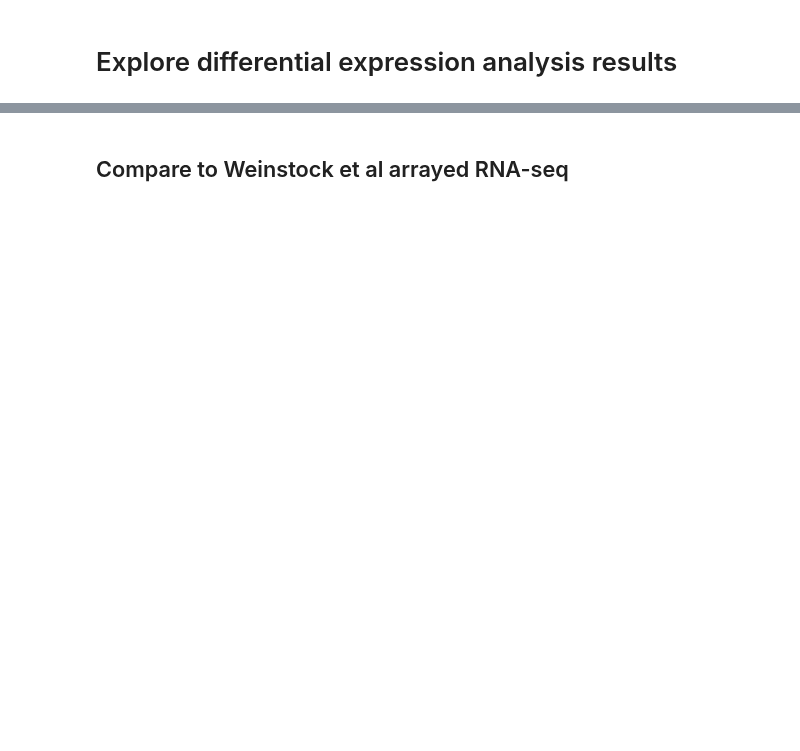
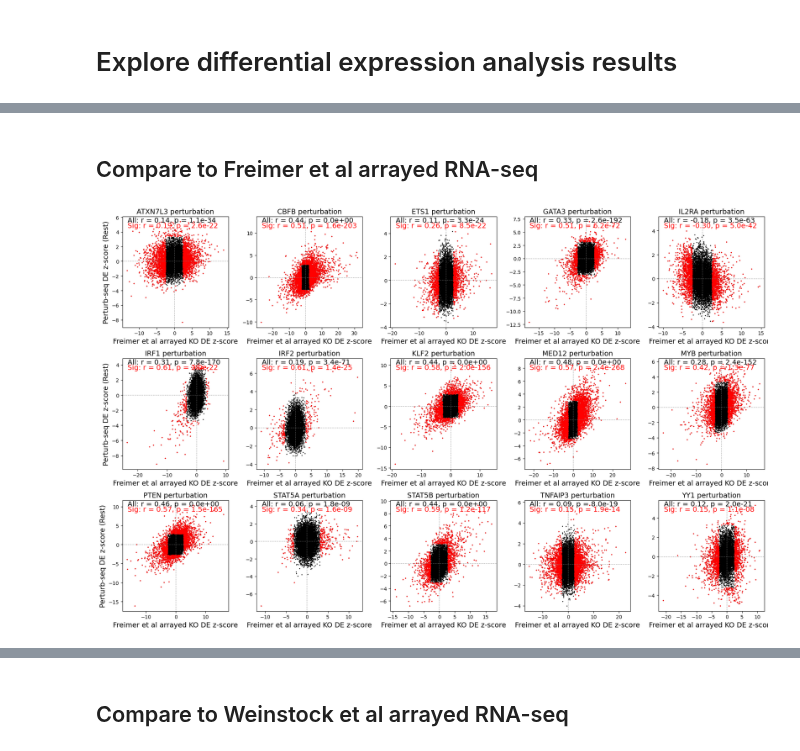
Before and after one commit to emdann/GWT_perturbseq_analysis_2025, a Jupyter notebook: src/3_DE_analysis/ArrayedRNAseq_comparison.ipynb, the cells around one changed output, grey strips where cells are left out. Saved outputs shown, nothing was run; the diff lists cells and outputs as text; code cells hidden in the pictures; blank space fills up the shorter version.

```diff
--- a/src/3_DE_analysis/ArrayedRNAseq_comparison.ipynb
+++ b/src/3_DE_analysis/ArrayedRNAseq_comparison.ipynb
@@ -18,2 +69,6 @@ experiment_name = 'CD4iR1_Psomagen'
 # %%
 adata_de_wdonor = sc.read_h5ad(datadir + f'/DE_results_all_confounders/{experiment_name}.merged_DE_results.h5ad')
+adata_de = adata_de_wdonor[adata_de_wdonor.obs.culture_condition=='Rest'].copy()
+# Annotate zscore
+adata_de.layers['zscore'] = adata_de.layers['log_fc'] / adata_de.layers['lfcSE']
+adata_de.obs['target_contrast'].nunique()
@@ -42,0 +75,2 @@ adata_de.obs['target_contrast'].nunique()
+# %% [markdown]
+## Compare to Freimer et al arrayed RNA-seq
@@ -42,0 +91,71 @@ adata_de.obs['target_contrast'].nunique()
+# %%
+rest_signif_corr_all = np.zeros([len(common_sig_perturbations),2])
+gwt_signif = np.zeros(len(common_sig_perturbations))
+ko_signif = np.zeros(len(common_sig_perturbations))
+# Calculate number of rows and columns needed
+n_plots = len(common_sig_perturbations)
+n_cols = 5  # Fixed number of columns
+n_rows = (n_plots + n_cols - 1) // n_cols  # Ceiling division
+
+# Create a figure with subplots arranged in multiple rows
+fig, axes = plt.subplots(n_rows, n_cols, figsize=(19, 4*n_rows))
+axes = axes.flatten()  # Flatten to easily iterate through subplots
+
+for i, g in enumerate(common_sig_perturbations):
+    # Get data for this perturbation
+    gwt_effect_g = sc.get.var_df(adata_de, adata_de.obs_names[adata_de.obs['target_contrast_gene_name'] == g].tolist(), layer='zscore')
+    gwt_effect_g.columns = ['perturbseq_zscore']
+    gwt_effect_g['perturbseq_signif'] = sc.get.var_df(adata_de, adata_de.obs_names[adata_de.obs['target_contrast_gene_name'] == g].tolist(), layer='adj_p_value')
+    freimer_effect_g = sc.get.var_df(adata_freimer, adata_freimer.obs_names[adata_freimer.obs['target_gene'] == g].tolist(), layer='zscore')
+    freimer_effect_g.columns = ['freimer_zscore']
+    freimer_effect_g['freimer_signif'] = sc.get.var_df(adata_freimer, adata_freimer.obs_names[adata_freimer.obs['target_gene'] == g].tolist(), layer='adj_p_value')
+
+    concat_df = pd.concat([freimer_effect_g, gwt_effect_g], axis=1).dropna()
+
+    # Calculate correlation coefficients and p-values for Rest condition only
+    rest_corr, rest_pval = scipy.stats.pearsonr(concat_df['freimer_zscore'], concat_df['perturbseq_zscore'])
+    rest_signif_corr, rest_signif_pval = scipy.stats.pearsonr(
+        concat_df[(concat_df['freimer_signif']<thre)|(concat_df['perturbseq_signif']<thre)]['freimer_zscore'],
+        concat_df[(concat_df['freimer_signif']<thre)|(concat_df['perturbseq_signif']<thre)]['perturbseq_zscore']
+    ) if sum((concat_df['freimer_signif']<thre)|(concat_df['freimer_signif']<thre)) > 1 else (float('nan'), float('nan'))
+
+    # Create scatter plot for Rest condition
+    sns.scatterplot(data=concat_df, x='freimer_zscore', y='perturbseq_zscore', s=4, edgecolor='none', color='black', ax=axes[i])
+    sns.scatterplot(data=concat_df[(concat_df['freimer_signif']<thre)|(concat_df['perturbseq_signif']<thre)],
+                    x='freimer_zscore', y='perturbseq_zscore', s=5, edgecolor='none', color='red', ax=axes[i])
+
+    # Add correlation information as text
+    axes[i].annotate(f'All: r = {rest_corr:.2f}, p = {rest_pval:.1e}',
+                xy=(0.05, 0.95), xycoords='axes fraction', fontsize=14)
+    if not np.isnan(rest_signif_corr):
+        axes[i].annotate(f'Sig: r = {rest_signif_corr:.2f}, p = {rest_signif_pval:.1e}',
+                    xy=(0.05, 0.90), xycoords='axes fraction', fontsize=14, color='red')
+
+    # Add dotted lines for x and y axes
+    axes[i].axhline(y=0, color='gray', linestyle=':', linewidth=1)
+    axes[i].axvline(x=0, color='gray', linestyle=':', linewidth=1)
+
+    # Set title and labels
+    axes[i].set_title(f'{g} perturbation', fontsize=14)
+
+    # Only add y-label for plots in the first column
+    if i % n_cols == 0:
+        axes[i].set_ylabel('Perturb-seq DE z-score (Rest)', fontsize=14)
+    else:
+        axes[i].set_ylabel('')
+
+    axes[i].set_xlabel('Freimer et al arrayed KO DE z-score', fontsize=14)
+
+    rest_signif_corr_all[i,0] = rest_signif_corr
+    rest_signif_corr_all[i,1] = rest_signif_pval
+    gwt_signif[i] = np.sum(concat_df['perturbseq_signif']<thre)
+    ko_signif[i] = np.sum(concat_df['freimer_signif']<thre)
+
+# Hide any unused subplots
+for i in range(len(common_perturbations), len(axes)):
+    axes[i].set_visible(False)
+
+plt.tight_layout()
+plt.show()
+# %% [output]
+[figure, added]
```
Also changed, not shown: parts of 15 cells of this notebook, 4 other files.
